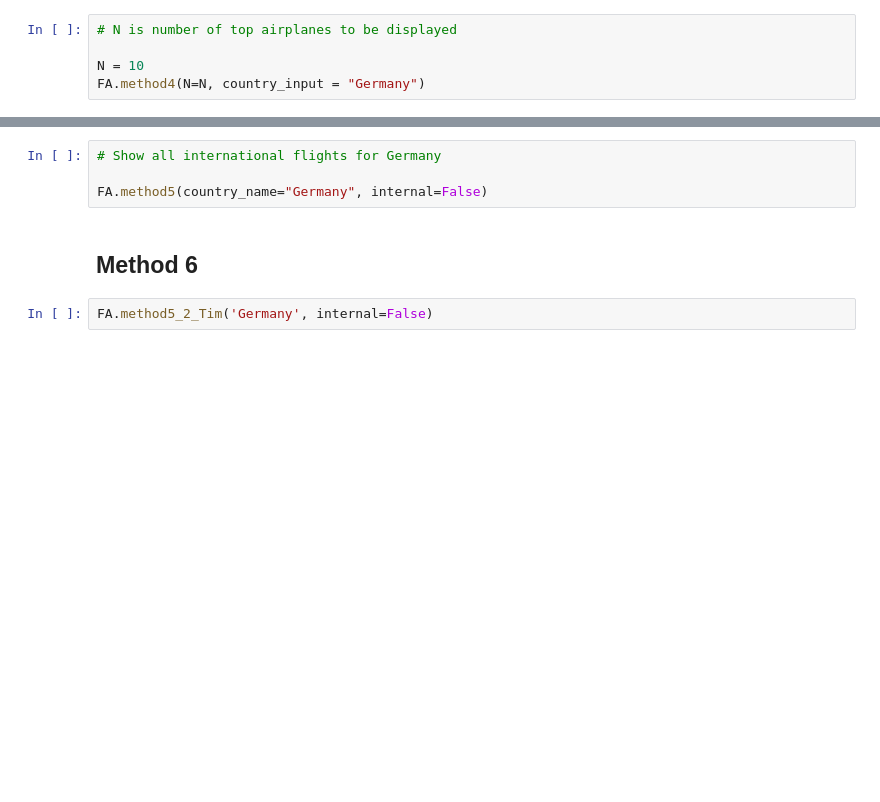
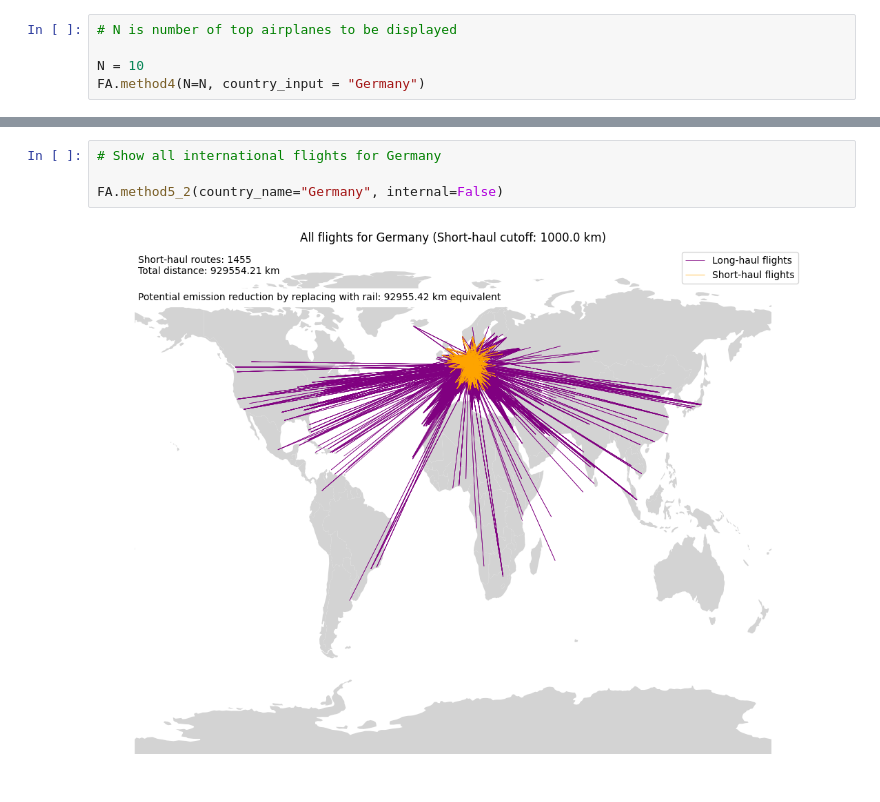
Before and after one commit to JustinSms/Group_15, a Jupyter notebook: main_directory/showcase.ipynb, the cells around one changed output, grey strips where cells are left out. Drawn from its saved outputs; the diff is of its cells as text; blank space fills up the shorter version.

```diff
--- a/main_directory/showcase.ipynb
+++ b/main_directory/showcase.ipynb
@@ -71,8 +73,6 @@ FA.method5(country_name="Germany", internal=True)
 # %%
 # Show all international flights for Germany
 
-FA.method5(country_name="Germany", internal=False)
+FA.method5_2(country_name="Germany", internal=False)
+# %% [output]
+[figure, added]
-# %% [markdown]
-## Method 6
-# %%
-FA.method5_2_Tim('Germany', internal=False)
```
Also changed, not shown: parts of 2 cells of this notebook, 1 other file.
